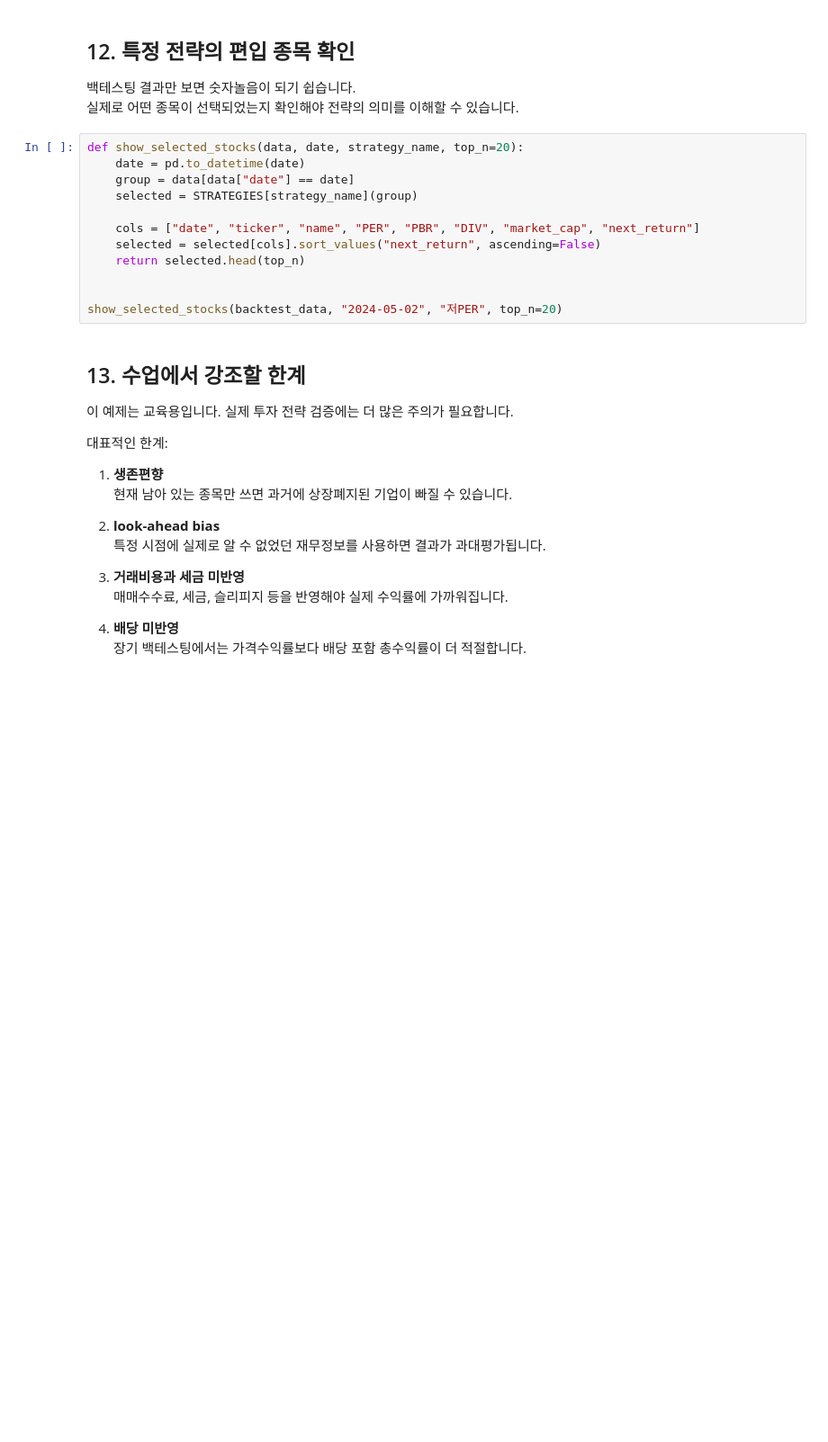
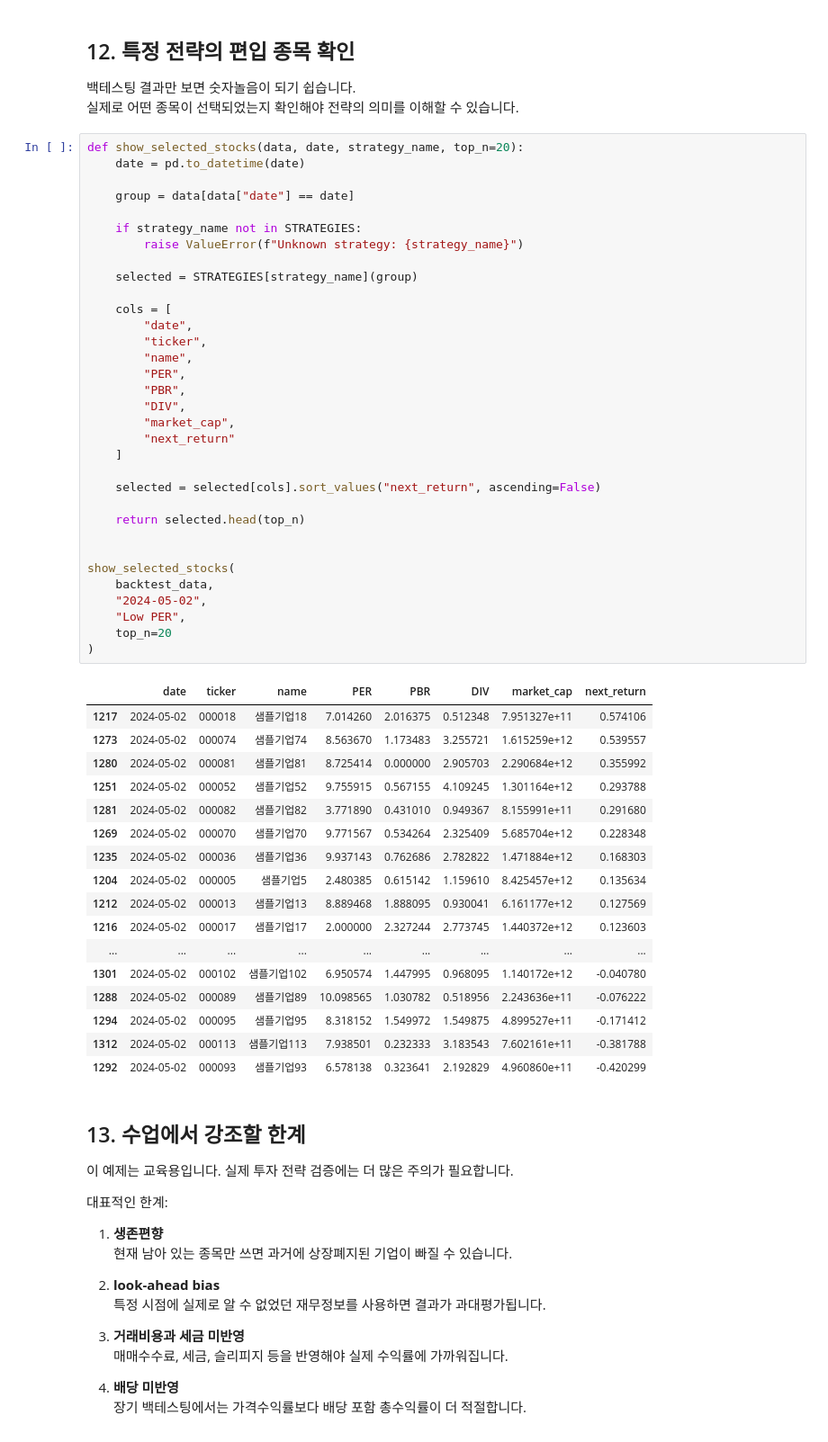
Before and after one commit to daonkim462/FinanceSeminar, a Jupyter notebook: financial_factor_backtesting_seminar.ipynb, the cells around one changed output. Shown at 90% size. Saved outputs shown, nothing was run; the diff lists cells and outputs as text; blank space fills up the shorter version.

```diff
--- a/financial_factor_backtesting_seminar.ipynb
+++ b/financial_factor_backtesting_seminar.ipynb
@@ -567,15 +655,54 @@ plt.show()
 # %%
 def show_selected_stocks(data, date, strategy_name, top_n=20):
     date = pd.to_datetime(date)
+
     group = data[data["date"] == date]
+
+    if strategy_name not in STRATEGIES:
+        raise ValueError(f"Unknown strategy: {strategy_name}")
+
     selected = STRATEGIES[strategy_name](group)
 
-    cols = ["date", "ticker", "name", "PER", "PBR", "DIV", "market_cap", "next_return"]
+    cols = [
+        "date",
+        "ticker",
+        "name",
+        "PER",
+        "PBR",
+        "DIV",
+        "market_cap",
+        "next_return"
+    ]
+
     selected = selected[cols].sort_values("next_return", ascending=False)
+
     return selected.head(top_n)
 
 
-show_selected_stocks(backtest_data, "2024-05-02", "저PER", top_n=20)
+show_selected_stocks(
+    backtest_data,
+    "2024-05-02",
+    "Low PER",
+    top_n=20
+)
+# %% [output]
+|  | date | ticker | name | PER | PBR | DIV | market_cap | next_return |
+| 1217 | 2024-05-02 | 000018 | 샘플기업18 | 7.014260 | 2.016375 | 0.512348 | 7.951327e+11 | 0.574106 |
+| 1273 | 2024-05-02 | 000074 | 샘플기업74 | 8.563670 | 1.173483 | 3.255721 | 1.615259e+12 | 0.539557 |
+| 1280 | 2024-05-02 | 000081 | 샘플기업81 | 8.725414 | 0.000000 | 2.905703 | 2.290684e+12 | 0.355992 |
+| 1251 | 2024-05-02 | 000052 | 샘플기업52 | 9.755915 | 0.567155 | 4.109245 | 1.301164e+12 | 0.293788 |
+| 1281 | 2024-05-02 | 000082 | 샘플기업82 | 3.771890 | 0.431010 | 0.949367 | 8.155991e+11 | 0.291680 |
+| 1269 | 2024-05-02 | 000070 | 샘플기업70 | 9.771567 | 0.534264 | 2.325409 | 5.685704e+12 | 0.228348 |
+| 1235 | 2024-05-02 | 000036 | 샘플기업36 | 9.937143 | 0.762686 | 2.782822 | 1.471884e+12 | 0.168303 |
+| 1204 | 2024-05-02 | 000005 | 샘플기업5 | 2.480385 | 0.615142 | 1.159610 | 8.425457e+12 | 0.135634 |
+| 1212 | 2024-05-02 | 000013 | 샘플기업13 | 8.889468 | 1.888095 | 0.930041 | 6.161177e+12 | 0.127569 |
+| 1216 | 2024-05-02 | 000017 | 샘플기업17 | 2.000000 | 2.327244 | 2.773745 | 1.440372e+12 | 0.123603 |
+| ... | ... | ... | ... | ... | ... | ... | ... | ... |
+| 1301 | 2024-05-02 | 000102 | 샘플기업102 | 6.950574 | 1.447995 | 0.968095 | 1.140172e+12 | -0.040780 |
+| 1288 | 2024-05-02 | 000089 | 샘플기업89 | 10.098565 | 1.030782 | 0.518956 | 2.243636e+11 | -0.076222 |
+| 1294 | 2024-05-02 | 000095 | 샘플기업95 | 8.318152 | 1.549972 | 1.549875 | 4.899527e+11 | -0.171412 |
+| 1312 | 2024-05-02 | 000113 | 샘플기업113 | 7.938501 | 0.232333 | 3.183543 | 7.602161e+11 | -0.381788 |
+| 1292 | 2024-05-02 | 000093 | 샘플기업93 | 6.578138 | 0.323641 | 2.192829 | 4.960860e+11 | -0.420299 |
 # %% [markdown]
 ## 13. 수업에서 강조할 한계
 
```
Also changed, not shown: parts of 9 cells of this notebook.
